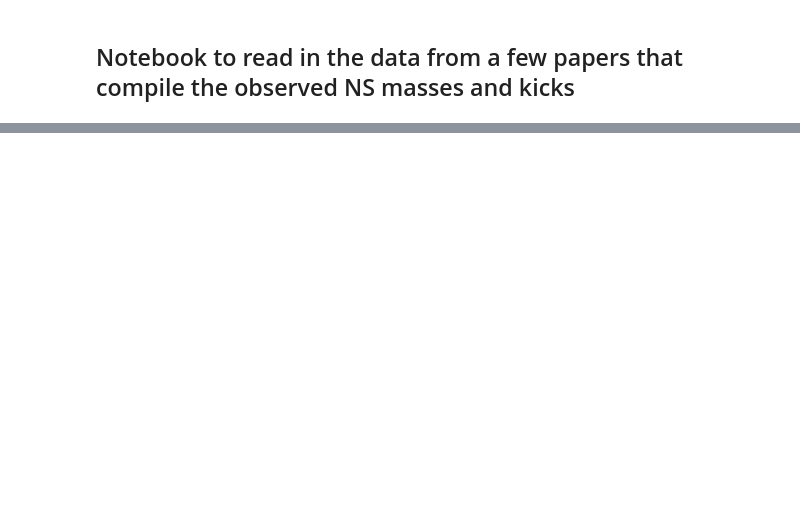
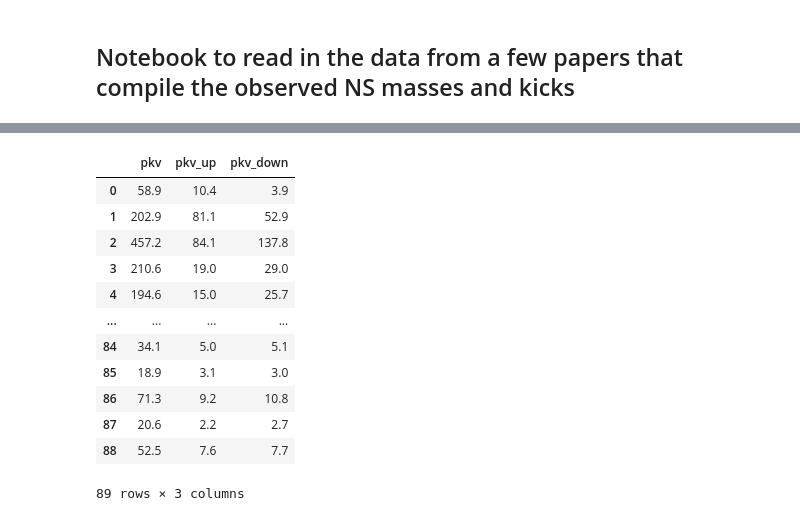
Before and after one commit to LiekeVanSon/NSNS_masses, a Jupyter notebook: code/ReadObserved.ipynb, the cells around one changed output, grey strips where cells are left out. Drawn from its saved outputs; the diff is of its cells as text; code cells hidden in the pictures; blank space fills up the shorter version.

```diff
--- a/code/ReadObserved.ipynb
+++ b/code/ReadObserved.ipynb
@@ -20,0 +118,80 @@ NameError: name 'Table' is not defined
+# %%
+# Convert the specified columns to float type
+Zhao_2023_Table3_clean[['pkv', 'pkv_up', 'pkv_down']] = Zhao_2023_Table3_clean[['pkv', 'pkv_up', 'pkv_down']].astype(float)
+display(Zhao_2023_Table3_clean[['pkv', 'pkv_up', 'pkv_down']] )
+
+def cleanup_column(data_column):
+    print(type(data_column[0]))
+    # Check if data is a string
+    if not isinstance(data_column[0], str):
+        return data_column
+
+    # Split the column at '[' and take the first part
+    col = data_column.str.split('[').str[0]
+
+    # Apply replacements only to string values
+    col = [x.replace(r'^\ast', '').replace('>', '').replace('<', '').replace(r'\nodata', '-1') if isinstance(x, str) else x for x in col]
+
+    # Convert cleaned strings to floats, skipping non-convertible values
+    col = [float(x) for x in col ]
+
+    return col
+
+
+# def cleanup_column(data_column):
+#     print(type(data_column[0]) )
+#     # check if data is a string
+#     if not isinstance(data_column[0], str):
+#         return data_column
+#     col = data_column.str.split('[').str[0]
+#     col = [x.replace(r'^\ast', '') for x in col]
+#     col = [x.replace(r'>', '') for x in col]
+#     col = [x.replace(r'<', '') for x in col]
+#     col = [x.replace(r'\nodata', '-1') for x in col]
+#     col = [float(x) for x in col]
+#     return col
+
+
+M_1 = cleanup_column(Zhao_2023_Table3_clean['mcomp'])
+M_1_up = cleanup_column(Zhao_2023_Table3_clean['mcomp_up'])
+M_1_down = cleanup_column(Zhao_2023_Table3_clean['mcomp_up'])
+
+M_2 = cleanup_column(Zhao_2023_Table3_clean['mnoncomp'])
+print(M_1)
+
+
+# Zhao_2023_Table3_clean[['mcomp_up', 'mcomp_down']] = Zhao_2023_Table3_clean[['mcomp_up', 'mcomp_down']].astype(float)
+# M_1 = Zhao_2023_Table3_clean['mcomp'].str.split('[').str[0]
+# M_1 = [m1.replace(r'^\ast', '') for m1 in M_1]
+# M_1 = [m1.replace(r'>', '') for m1 in M_1]
+# M_1 = [m1.replace(r'<', '') for m1 in M_1]
+# M_1 = [m1.replace(r'\nodata', '-1') for m1 in M_1]
+# M_1 = [float(m1) for m1 in M_1]
+# print(M_1)
+
+# Zhao_2023_Table3_clean[['mnoncomp_up', 'mnoncomp_down']] = Zhao_2023_Table3_clean[['mnoncomp_up', 'mnoncomp_down']].astype(float)
+# M_2 = Zhao_2023_Table3_clean['mnoncomp'].str.split('[').str[0]
+# M_2 = [m2.replace(r'^\ast', '') for m2 in M_2]
+# M_2 = [m2.replace(r'>', '') for m2 in M_2]
+# M_2 = [m2.replace(r'<', '') for m2 in M_2]
+# M_2 = [m2.replace(r'\nodata', '-1') for m2 in M_2]
+
+# M_2 = [float(m2) for m2 in M_2]
+# print(M_2)
+
+
+# display(Zhao_2023_Table3_clean[['mnoncomp', 'mnoncomp_up', 'mnoncomp_down']] )
+# %% [output]
+|  | pkv | pkv_up | pkv_down |
+| 0 | 58.9 | 10.4 | 3.9 |
+| 1 | 202.9 | 81.1 | 52.9 |
+| 2 | 457.2 | 84.1 | 137.8 |
+| 3 | 210.6 | 19.0 | 29.0 |
+| 4 | 194.6 | 15.0 | 25.7 |
+| ... | ... | ... | ... |
+| 84 | 34.1 | 5.0 | 5.1 |
+| 85 | 18.9 | 3.1 | 3.0 |
+| 86 | 71.3 | 9.2 | 10.8 |
+| 87 | 20.6 | 2.2 | 2.7 |
+| 88 | 52.5 | 7.6 | 7.7 |
+89 rows × 3 columns
```
Also changed, not shown: parts of 12 cells of this notebook, 5 other files.
